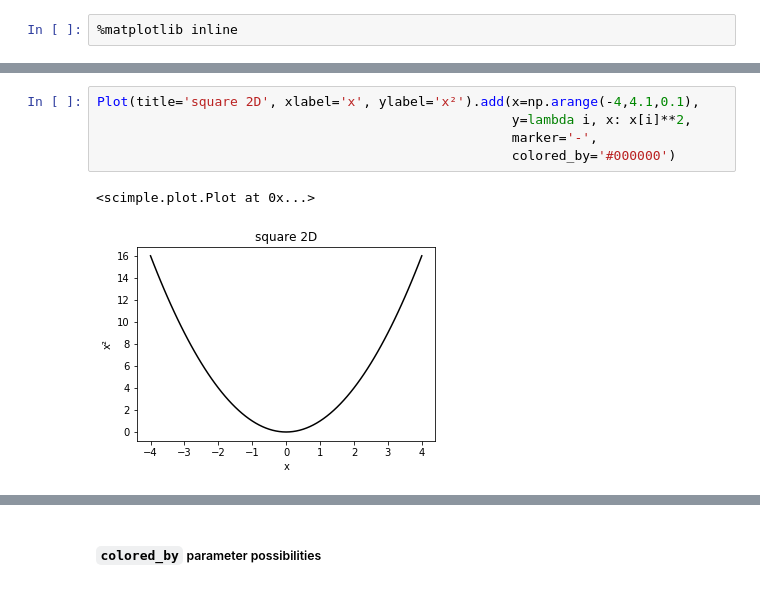
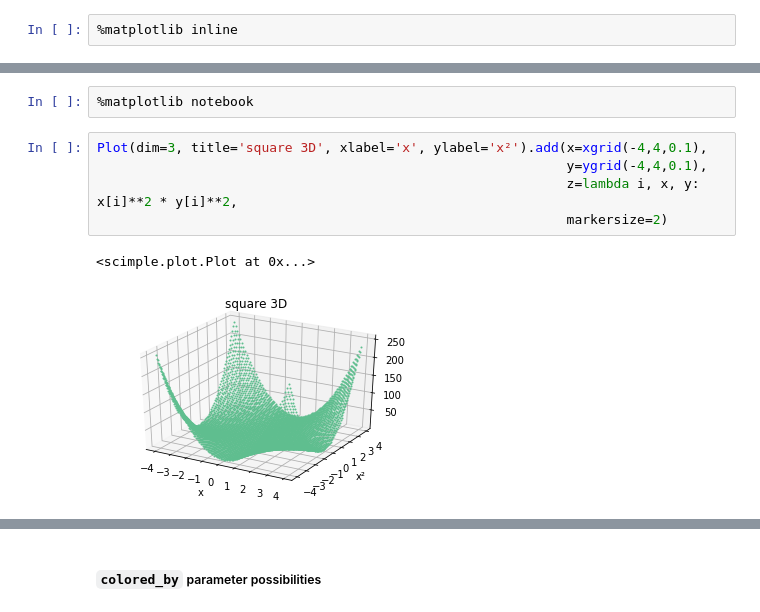
Before and after one commit to ebonnal/scimple, a Jupyter notebook: notebook_example.ipynb, the cells around one changed output, grey strips where cells are left out. Cells and saved outputs as stored; diff of their text form.

Commit message:
1.11.0: Graph

```diff
--- a/notebook_example.ipynb
+++ b/notebook_example.ipynb
@@ -139,8 +160,10 @@ import random
+# %%
+%matplotlib notebook
 # %%
-Plot(title='square 2D', xlabel='x', ylabel='x²').add(x=np.arange(-4,4.1,0.1),
-                                                     y=lambda i, x: x[i]**2,
-                                                     marker='-',
-                                                     colored_by='#000000')
+Plot(dim=3, title='square 3D', xlabel='x', ylabel='x²').add(x=xgrid(-4,4,0.1),
+                                                            y=ygrid(-4,4,0.1),
+                                                            z=lambda i, x, y: x[i]**2 * y[i]**2,
+                                                            markersize=2)
 # %% [output]
 <scimple.plot.Plot at 0x...>
-[figure, old version]
+[figure, new version]
```
Also changed, not shown: parts of 32 cells of this notebook, 8 other files.
